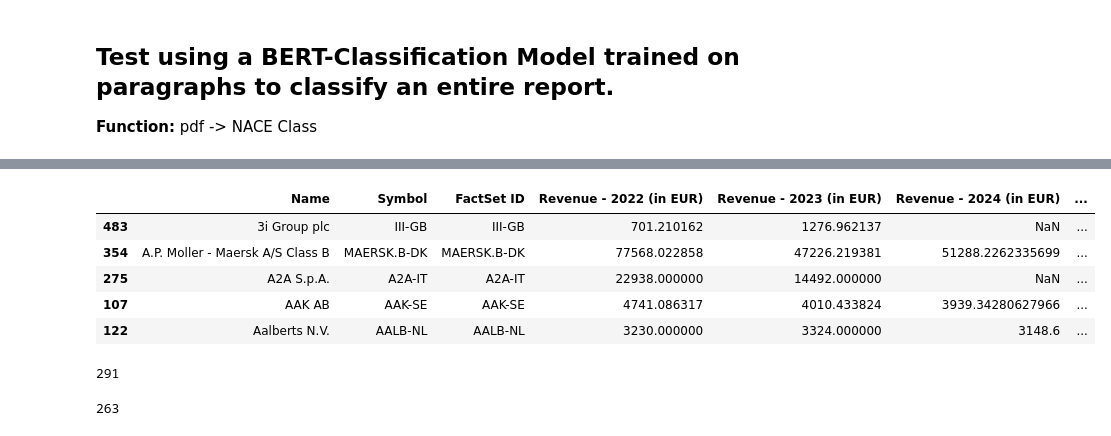
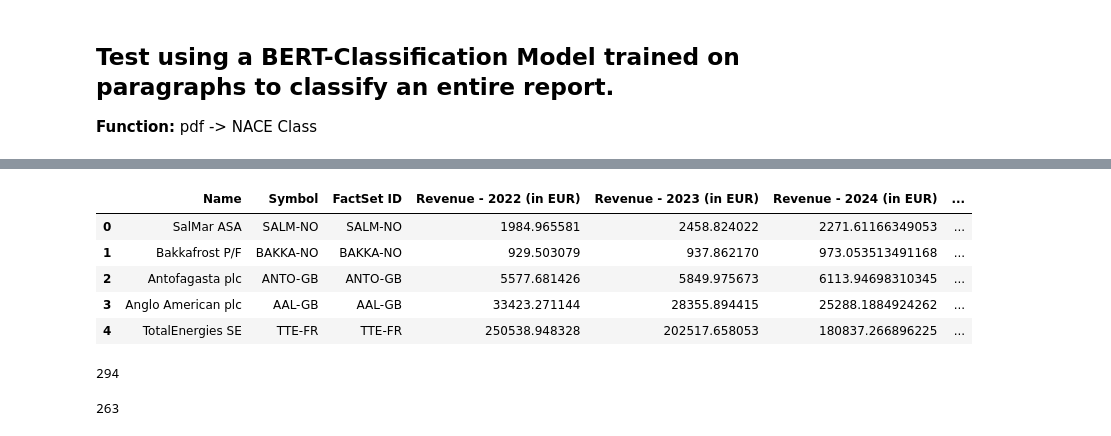
Before and after one commit to hendrikweichel/nace_report_topic_analysis, a Jupyter notebook: BERT_classifier/Classify_report_with_BERT/test_reports_classification_BERT.ipynb, the cells around one changed output, grey strips where cells are left out. Cells and saved outputs as stored; diff of their text form; code cells hidden in the pictures.

```diff
--- a/BERT_classifier/Classify_report_with_BERT/test_reports_classification_BERT.ipynb
+++ b/BERT_classifier/Classify_report_with_BERT/test_reports_classification_BERT.ipynb
@@ -28,10 +20,10 @@ sentence_length = 6
 
 **Function:** pdf -> NACE Class
 # %%
-dataset_path = "../../data/datasets/german_annual_reports"
-dataset_path = "../../data/datasets/stoxx_600_extended"
-dataset_path = "../../data/datasets/reports_subset_from_full_data_1"
-dataset_path = "../../data/datasets/stoxx_600"
+dataset_path = "data/datasets/german_annual_reports"
+dataset_path = "data/datasets/stoxx_600_extended"
+dataset_path = "data/datasets/reports_subset_from_full_data_1"
+dataset_path = "data/datasets/stoxx_600"
 # %%
 over_view_df_path = os.path.join(dataset_path, os.path.basename(dataset_path) + "_overview.csv")
 
@@ -41,19 +37,19 @@ dataset_name = os.path.basename(dataset_path)
 # %%
-nace_classes = pd.read_csv(over_view_df_path, index_col=0, sep=";")
+nace_classes = pd.read_csv(over_view_df_path, index_col=0, sep=",")
 nace_classes.head()
 # %% [output]
 |  | Name | Symbol | FactSet ID | Revenue - 2022 (in EUR) | Revenue - 2023 (in EUR) | Revenue - 2024 (in EUR) | ... |
-| 483 | 3i Group plc | III-GB | III-GB | 701.210162 | 1276.962137 | NaN | ... |
-| 354 | A.P. Moller - Maersk A/S Class B | MAERSK.B-DK | MAERSK.B-DK | 77568.022858 | 47226.219381 | 51288.2262335699 | ... |
-| 275 | A2A S.p.A. | A2A-IT | A2A-IT | 22938.000000 | 14492.000000 | NaN | ... |
-| 107 | AAK AB | AAK-SE | AAK-SE | 4741.086317 | 4010.433824 | 3939.34280627966 | ... |
-| 122 | Aalberts N.V. | AALB-NL | AALB-NL | 3230.000000 | 3324.000000 | 3148.6 | ... |
+| 0 | SalMar ASA | SALM-NO | SALM-NO | 1984.965581 | 2458.824022 | 2271.61166349053 | ... |
+| 1 | Bakkafrost P/F | BAKKA-NO | BAKKA-NO | 929.503079 | 937.862170 | 973.053513491168 | ... |
+| 2 | Antofagasta plc | ANTO-GB | ANTO-GB | 5577.681426 | 5849.975673 | 6113.94698310345 | ... |
+| 3 | Anglo American plc | AAL-GB | AAL-GB | 33423.271144 | 28355.894415 | 25288.1884924262 | ... |
+| 4 | TotalEnergies SE | TTE-FR | TTE-FR | 250538.948328 | 202517.658053 | 180837.266896225 | ... |
 # %%
 report_to_nace_class = nace_classes.dropna(subset=["Report"]).set_index('Report').to_dict()["NACE"]
 report_to_nace_class = {report[0][:-4] + ".txt": report[1] for report in report_to_nace_class.items()}
 len(report_to_nace_class)
 # %% [output]
-291
+294
 # %%
 reports_path = glob.glob(os.path.join(dataset_path_texts, "*.txt"))
 len(reports_path)
```
Also changed, not shown: parts of 6 cells of this notebook, 9 other files.
